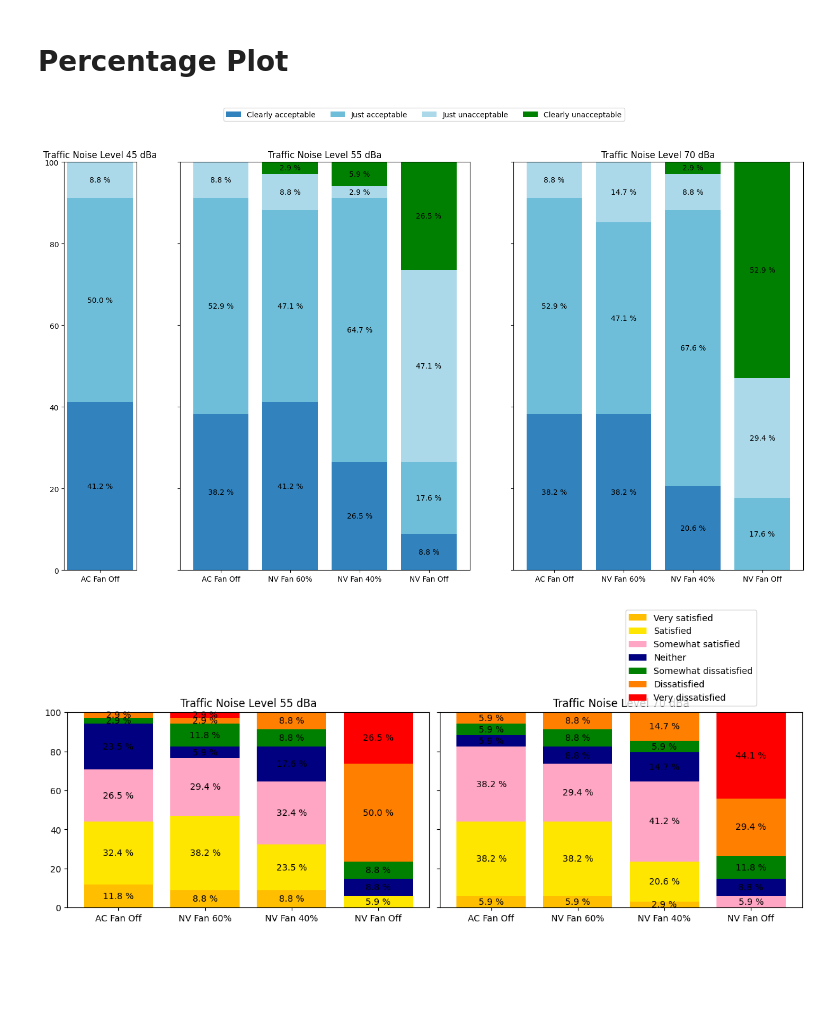
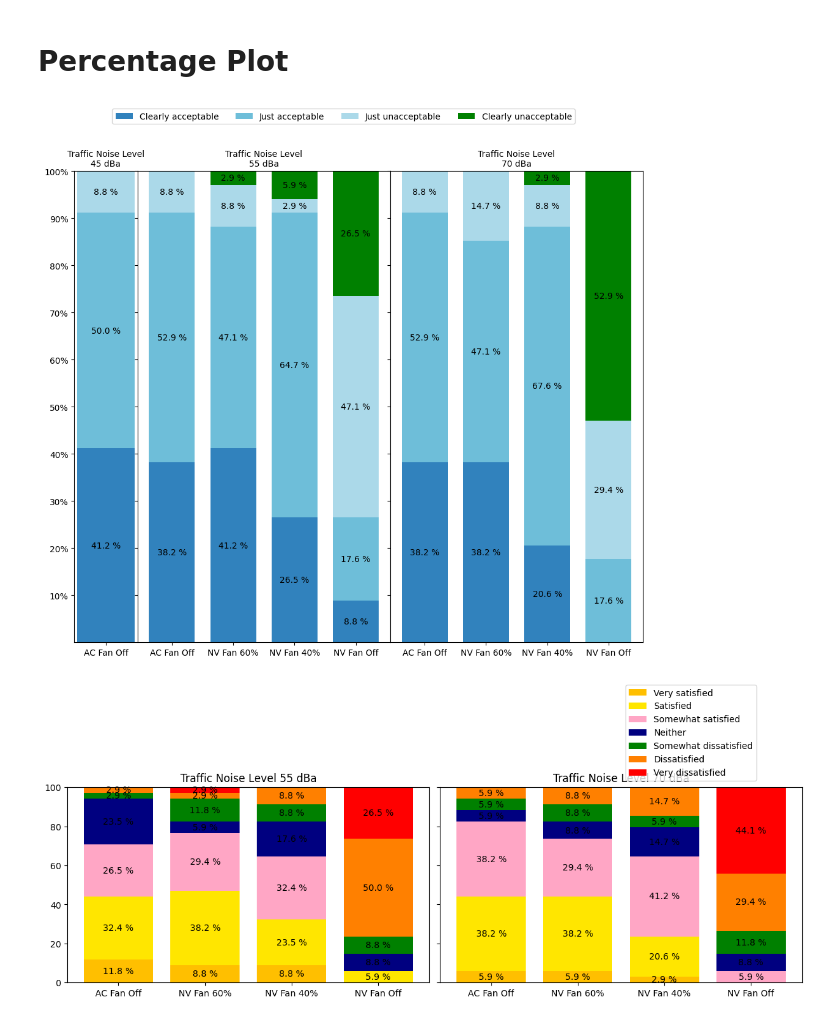
Before and after one commit to afifhrz/cognitive_learning, a Jupyter notebook: 9_plotting_report/main.ipynb, the cells around one changed output. Saved outputs shown, nothing was run; the diff lists cells and outputs as text; code cells hidden in the pictures; blank space fills up the shorter version.

Commit message:
adjustment percentage plot

```diff
--- a/9_plotting_report/main.ipynb
+++ b/9_plotting_report/main.ipynb
@@ -59,62 +59,68 @@ for tf in tnl:
 
 # stack bars
 fig, (ax1, ax2, ax3) = plt.subplots(1, 3, sharey=True,  gridspec_kw={'width_ratios': [1, 4, 4]})
-fig.set_figwidth(18)
+fig.set_figwidth(12)
 fig.set_figheight(10)
-ax1.set_title('Traffic Noise Level 45 dBa')
-ax2.set_title('Traffic Noise Level 55 dBa')
-ax3.set_title('Traffic Noise Level 70 dBa')
+ax1.set_title('Traffic Noise Level\n45 dBa', fontsize=10)
+ax2.set_title('Traffic Noise Level\n55 dBa', fontsize=10)
+ax3.set_title('Traffic Noise Level\n70 dBa', fontsize=10)
 plt.ylim(0,100)
+plt.subplots_adjust(wspace=0)
+plt.yticks(ticks = [10,20,30,40,50,60,70,80,90,100], labels=['10%','20%','30%','40%','50%','60%','70%','80%','90%','100%'])
+bar_width = 0.75
 
+# loop for tnl 55
 for index, item in enumerate(y):
     data_y[55][list(data_y[55].keys())[index-1]]
     if index == 0:
-        ax2.bar(x_labels, data_y[55][item], label=labels[item-1], color = colors[index])
+        ax2.bar(x_labels, data_y[55][item], label=labels[item-1], color = colors[index], width=bar_width)
         sbot = data_y[55][item]
         for xpos, ypos, yval in zip(x_labels, sbot/2, sbot):
             if yval > 0:
                 ax2.text(xpos, ypos, "%.1f"%yval+" %", ha="center", va="center")
     else:
-        ax2.bar(x_labels, data_y[55][item], bottom=sbot, label=labels[item-1], color = colors[index])
+        ax2.bar(x_labels, data_y[55][item], bottom=sbot, label=labels[item-1], color = colors[index], width=bar_width)
         for xpos, ypos, yval in zip(x_labels, sbot+data_y[55][item]/2, data_y[55][item]):
             if yval > 0:
                 ax2.text(xpos, ypos, "%.1f"%yval+" %", ha="center", va="center")
         sbot += data_y[55][item]
 
+# loop for tnl 70
 for index, item in enumerate(y):
     data_y[70][list(data_y[70].keys())[index-1]]
     if index == 0:
-        ax3.bar(x_labels, data_y[70][item], label=labels[item-1], color = colors[index])
+        ax3.bar(x_labels, data_y[70][item], label=labels[item-1], color = colors[index], width=bar_width)
         sbot = data_y[70][item]
         for xpos, ypos, yval in zip(x_labels, sbot/2, sbot):
             if yval > 0:
                 ax3.text(xpos, ypos, "%.1f"%yval+" %", ha="center", va="center")
     else:
-        ax3.bar(x_labels, data_y[70][item], bottom=sbot, label=labels[item-1], color = colors[index])
+        ax3.bar(x_labels, data_y[70][item], bottom=sbot, label=labels[item-1], color = colors[index], width=bar_width)
         for xpos, ypos, yval in zip(x_labels, sbot+data_y[70][item]/2, data_y[70][item]):
             if yval > 0:
                 ax3.text(xpos, ypos, "%.1f"%yval+" %", ha="center", va="center")
         sbot += data_y[70][item]
 
+# loop for tnl 45
 for index, item in enumerate(y):
     data_y[45][list(data_y[45].keys())[index-1]]
     if index == 0:
-        ax1.bar(x_labels, data_y[45][item], label=labels[item-1], color = colors[index])
+        ax1.bar(x_labels, data_y[45][item], label=labels[item-1], color = colors[index], width=bar_width)
         sbot = data_y[45][item]
         for xpos, ypos, yval in zip(x_labels, sbot/2, sbot):
             if yval > 0:
                 ax1.text(xpos, ypos, "%.1f"%yval+" %", ha="center", va="center")
     else:
-        ax1.bar(x_labels, data_y[45][item], bottom=sbot, label=labels[item-1], color = colors[index])
+        ax1.bar(x_labels, data_y[45][item], bottom=sbot, label=labels[item-1], color = colors[index], width=bar_width)
         for xpos, ypos, yval in zip(x_labels, sbot+data_y[45][item]/2, data_y[45][item]):
             if yval > 0:
                 ax1.text(xpos, ypos, "%.1f"%yval+" %", ha="center", va="center")
         sbot += data_y[45][item]
 
-plt.legend(bbox_to_anchor=(-1,1.1), loc='lower left', ncol=4, borderaxespad=0.)
+plt.legend(bbox_to_anchor=(-1.1,1.1), loc='lower left', ncol=4, borderaxespad=0.)
 plt.show()
 # %% [output]
-[figure, old version]
+[figure, new version]
 # %%
 # Prepare the data
 x = ['AC', 'NV fan 5', 'NV fan 3', 'NV fan 0']
```
